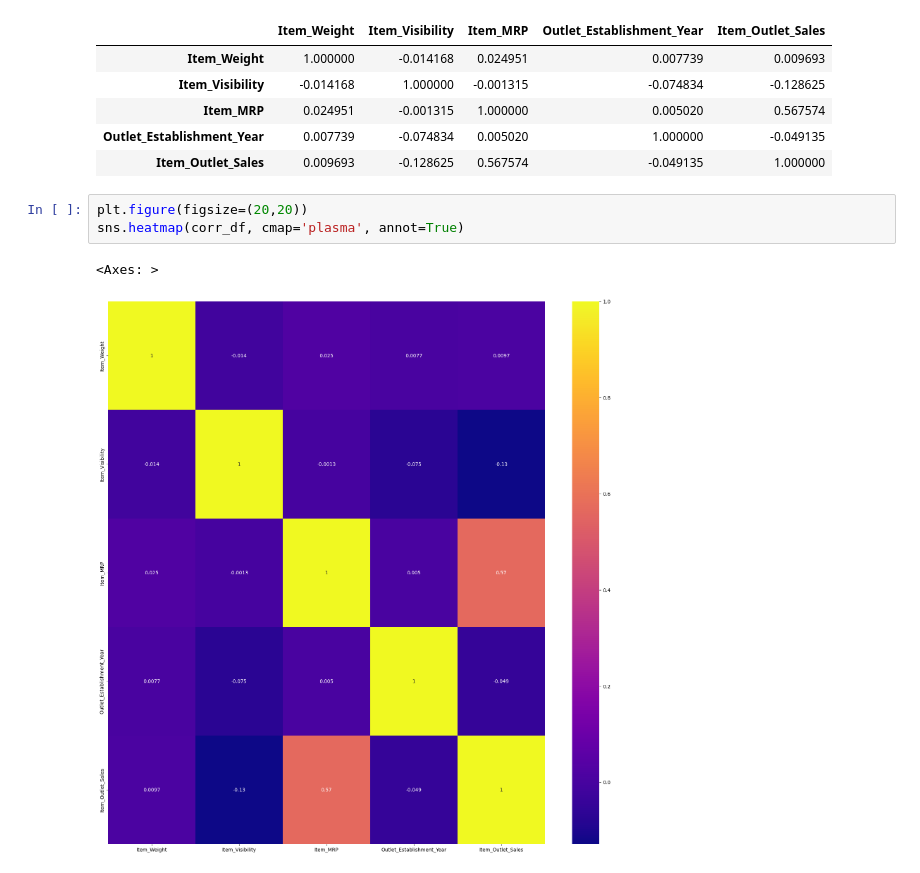
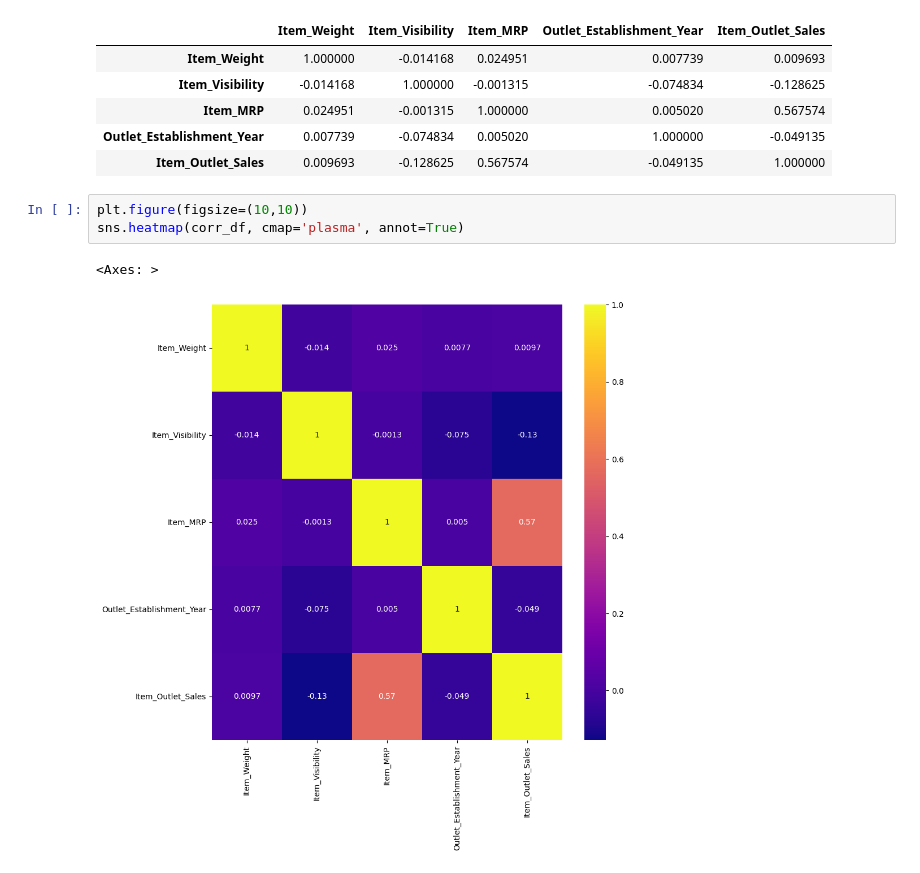
Before and after one commit to HanaTounakti/Food-sales-predictions, a Jupyter notebook: Project_1_Sales_Prediction.ipynb, the cells around one changed output. Cells and saved outputs as stored; diff of their text form.

```diff
--- a/Project_1_Sales_Prediction.ipynb
+++ b/Project_1_Sales_Prediction.ipynb
@@ -307,8 +307,8 @@ corr_df
 | Outlet_Establishment_Year | 0.007739 | -0.074834 | 0.005020 | 1.000000 | -0.049135 |
 | Item_Outlet_Sales | 0.009693 | -0.128625 | 0.567574 | -0.049135 | 1.000000 |
 # %%
-plt.figure(figsize=(20,20))
+plt.figure(figsize=(10,10))
 sns.heatmap(corr_df, cmap='plasma', annot=True)
 # %% [output]
 <Axes: >
-[figure, old version]
+[figure, new version]
```
Also changed, not shown: parts of 8 cells of this notebook.
